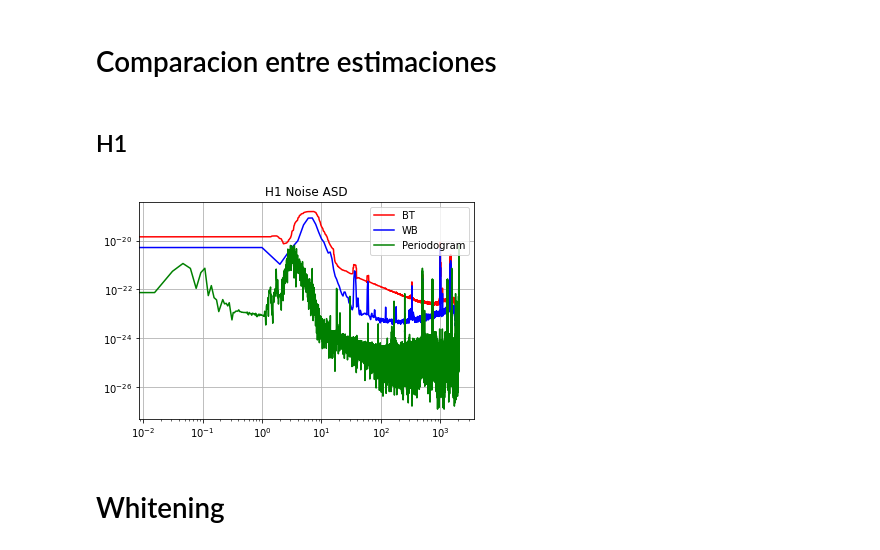
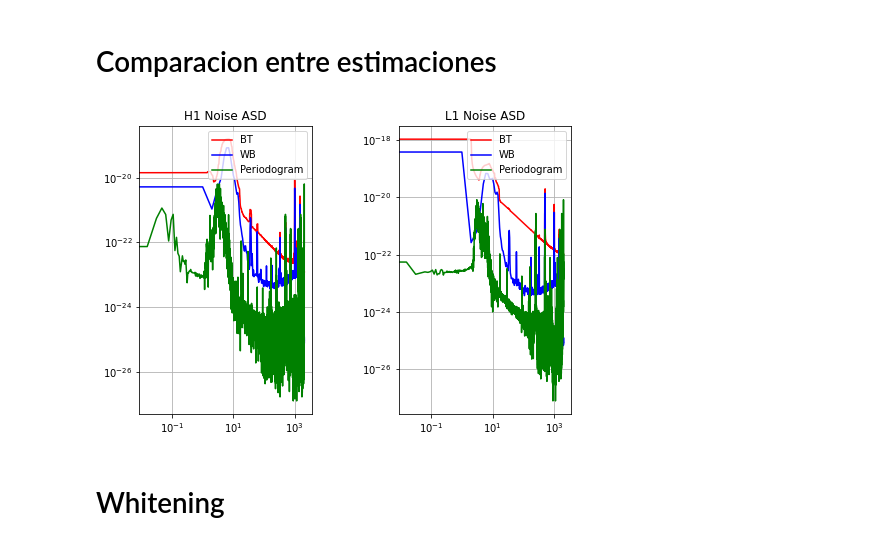
Before and after one commit to ManuMollon261297/PASA, a Jupyter notebook: TP1/code/pasa_tp1.ipynb, the cells around one changed output. Cells and saved outputs as stored; diff of their text form; code cells hidden in the pictures.

```diff
--- a/TP1/code/pasa_tp1.ipynb
+++ b/TP1/code/pasa_tp1.ipynb
@@ -125,10 +139,14 @@ def windowSegments(segments,window):
     windowed.append(segment*window)
   return windowed
 # %%
-def dftSegments(segments):
+def dftSegments(segments,padding=None):
+  if padding == None:
+    zero_padding = 0
+  else:
+    zero_padding = padding
   dfts = list()
   for segment in segments:
-    dft = np.fft.fft(segment)
+    dft = np.fft.fft(segment,n=len(segment)+zero_padding)
     dfts.append(dft)
   return dfts
 # %%
@@ -152,10 +170,10 @@ def cumSumSpectrums(spectrums,L,fs):
 # D: Overlap
 # L: Longitud de segmentos
 # K: Numero de segmentos
-def welchBartlett(data,fs,D,L,k,window):
+def welchBartlett(data,fs,D,L,k,window,padding=None):
   segmentsWB = segmentation(data,D,L,k)
   windowedWB = windowSegments(segmentsWB, window)
-  dftsWB = dftSegments(windowedWB)
+  dftsWB = dftSegments(windowedWB,padding)
   spectrumsWB = spectrumSegments(dftsWB)
   spectrumWB = cumSumSpectrums(spectrumsWB,L,fs)
   return spectrumWB
@@ -339,22 +343,38 @@ $$\triangle f=\frac{2M+1}{N}f_s=\frac{2*32+1}{65536}4096Hz\approx4Hz$$
 Con este valor de M se obtiene una resolucion de 4Hz, ya con el proximo vaalor de M=64 la resolucion empeora a 8Hz.
 # %% [markdown]
 # Comparacion entre estimaciones
-# %% [markdown]
-## H1
 # %%
+fig = plt.Figure(figsize=(10,10))
+plt.subplots_adjust(top = 1, bottom = 0, right = 1, left = 0, hspace = 0.5, wspace = 0.5)
+#H1
 f1 = np.fft.rfftfreq(2*len(spectrum_h1)-1,d=1./4096.) #BT freqs
 f2 = np.fft.rfftfreq(2*len(PxxH1_WB)-1,d=1./4096.)    #WB freqs
 f3 = np.fft.rfftfreq(2*len(fftH1)-1,d=1./4096.)    #WB freqs
+plt.subplot(121)
 plt.title("H1 Noise ASD")
 plt.plot(f1,np.sqrt(spectrum_h1),'r',label='BT')
 plt.plot(f2,np.sqrt(PxxH1_WB),'b',label='WB')
 plt.plot(f3,np.sqrt(abs(fftH1)**2/len(fftH1)),'g',label='Periodogram')
 plt.legend(loc="upper right")
 plt.yscale("log")
 plt.xscale("log")
 plt.grid(True)
+#L1
+f1 = np.fft.rfftfreq(2*len(spectrum_l1)-1,d=1./4096.) #BT freqs
+f2 = np.fft.rfftfreq(2*len(PxxL1_WB)-1,d=1./4096.)    #WB freqs
+f3 = np.fft.rfftfreq(2*len(fftL1)-1,d=1./4096.)    #WB freqs
+plt.subplot(122)
+plt.title("L1 Noise ASD")
+plt.plot(f1,np.sqrt(spectrum_l1),'r',label='BT')
+plt.plot(f2,np.sqrt(PxxL1_WB),'b',label='WB')
+plt.plot(f3,np.sqrt(abs(fftL1)**2/len(fftL1)),'g',label='Periodogram')
+plt.legend(loc="upper right")
+plt.yscale("log")
+plt.xscale("log")
+plt.grid(True)
+
 plt.show()
 # %% [output]
-[figure, old version]
+[figure, new version]
 # %% [markdown]
 # Whitening
```
Also changed, not shown: parts of 9 cells of this notebook.
